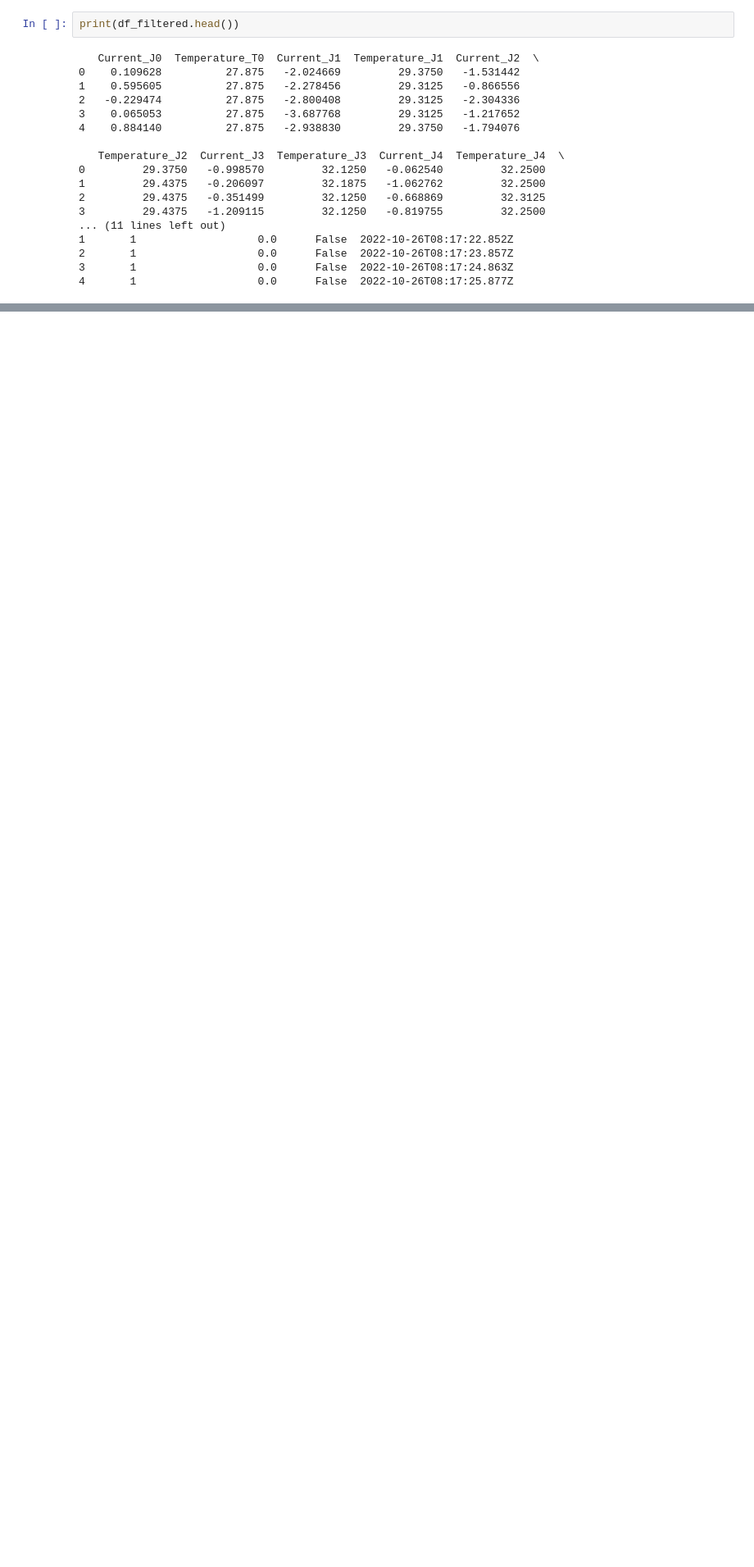
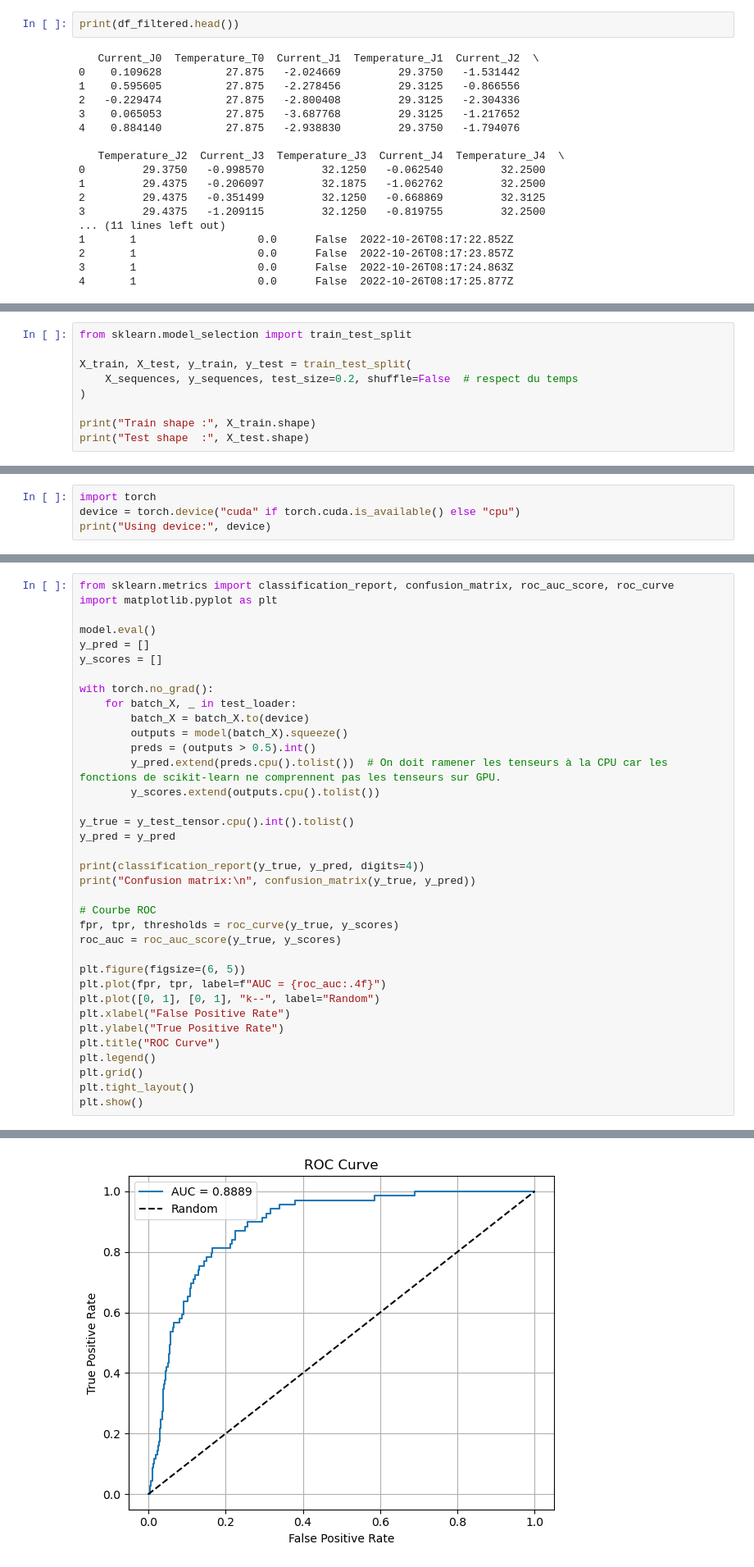
Before and after one commit to imayumi03/Projet_IA, a Jupyter notebook: model.ipynb, the cells around one changed output, grey strips where cells are left out. Shown at 82% size. Saved outputs shown, nothing was run; the diff lists cells and outputs as text; blank space fills up the shorter version.

Commit message:
LSTM model

```diff
--- a/model.ipynb
+++ b/model.ipynb
@@ -172,0 +249,9 @@ print(df_filtered.head())
+# %%
+from sklearn.model_selection import train_test_split
+
+X_train, X_test, y_train, y_test = train_test_split(
+    X_sequences, y_sequences, test_size=0.2, shuffle=False  # respect du temps
+)
+
+print("Train shape :", X_train.shape)
+print("Test shape  :", X_test.shape)
@@ -172,0 +261,4 @@ print(df_filtered.head())
+# %%
+import torch
+device = torch.device("cuda" if torch.cuda.is_available() else "cpu")
+print("Using device:", device)
@@ -172,0 +344,37 @@ print(df_filtered.head())
+# %%
+from sklearn.metrics import classification_report, confusion_matrix, roc_auc_score, roc_curve
+import matplotlib.pyplot as plt
+
+model.eval()
+y_pred = []
+y_scores = []
+
+with torch.no_grad():
+    for batch_X, _ in test_loader:
+        batch_X = batch_X.to(device)
+        outputs = model(batch_X).squeeze()
+        preds = (outputs > 0.5).int()
+        y_pred.extend(preds.cpu().tolist())  # On doit ramener les tenseurs à la CPU car les fonctions de scikit-learn ne comprennent pas les tenseurs sur GPU.
+        y_scores.extend(outputs.cpu().tolist())
+
+y_true = y_test_tensor.cpu().int().tolist()
+y_pred = y_pred
+
+print(classification_report(y_true, y_pred, digits=4))
+print("Confusion matrix:\n", confusion_matrix(y_true, y_pred))
+
+# Courbe ROC
+fpr, tpr, thresholds = roc_curve(y_true, y_scores)
+roc_auc = roc_auc_score(y_true, y_scores)
+
+plt.figure(figsize=(6, 5))
+plt.plot(fpr, tpr, label=f"AUC = {roc_auc:.4f}")
+plt.plot([0, 1], [0, 1], "k--", label="Random")
+plt.xlabel("False Positive Rate")
+plt.ylabel("True Positive Rate")
+plt.title("ROC Curve")
+plt.legend()
+plt.grid()
+plt.tight_layout()
+plt.show()
+# %% [output]
@@ -172,0 +393 @@ print(df_filtered.head())
+[figure, added]
```
Also changed, not shown: parts of 17 cells of this notebook.
